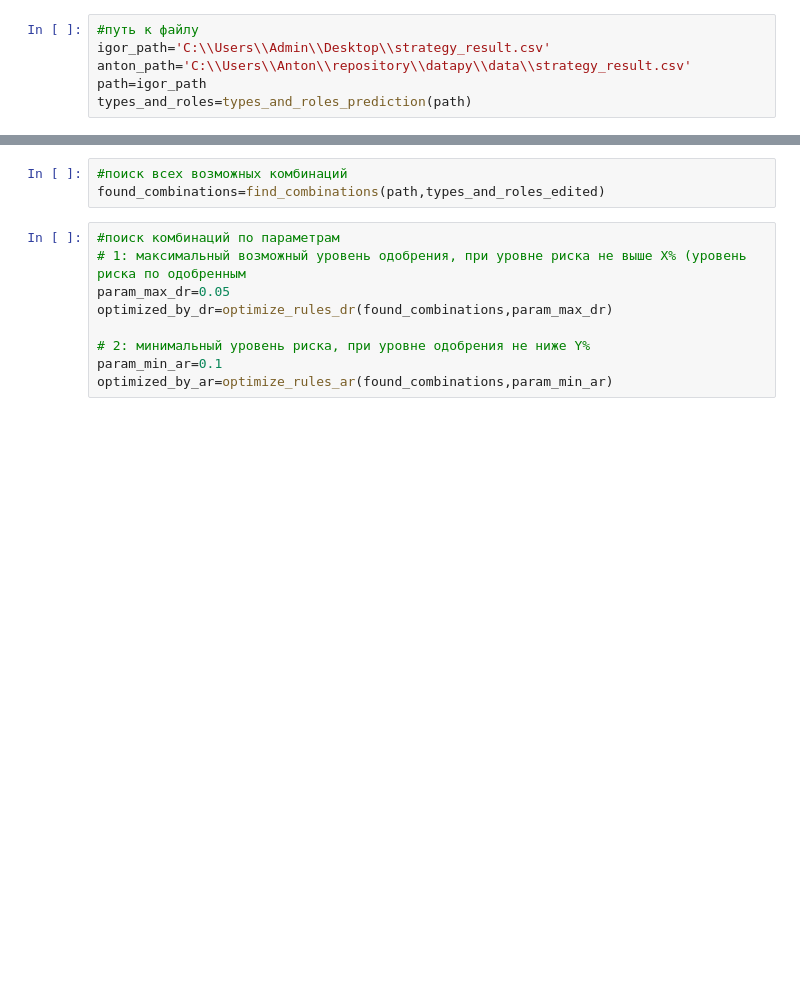
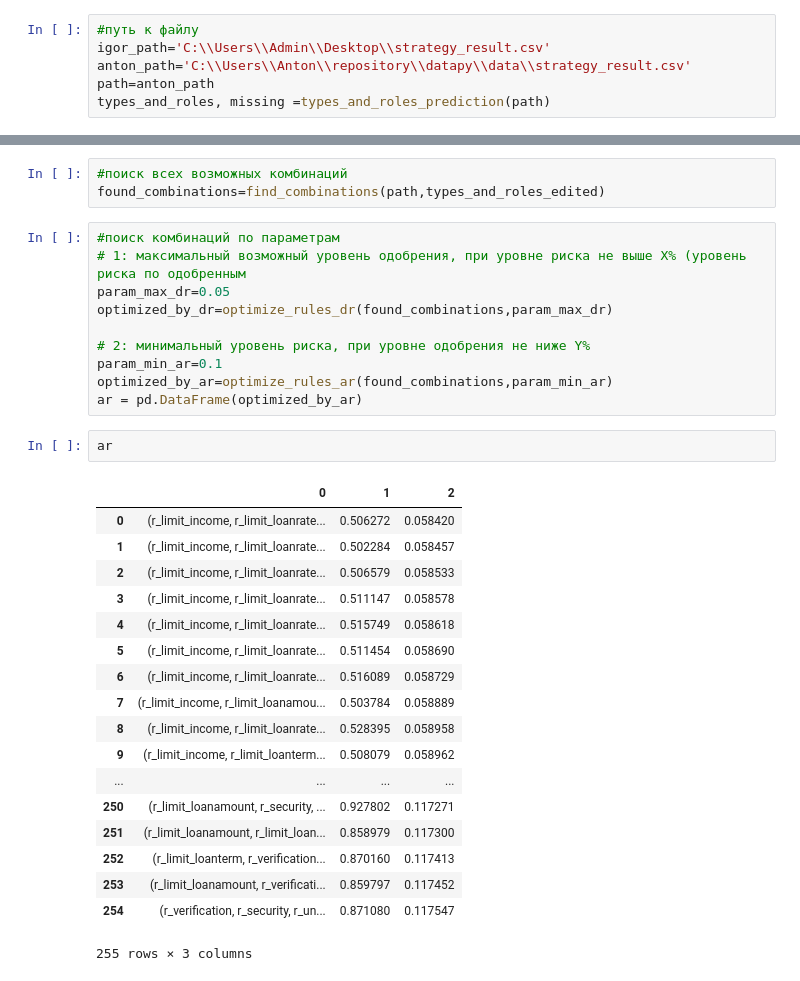
Before and after one commit to Sophia-team/datapy, a Jupyter notebook: Role and Type Selector.ipynb, the cells around one changed output, grey strips where cells are left out. Cells and saved outputs as stored; diff of their text form; blank space fills up the shorter version.

```diff
--- a/Role and Type Selector.ipynb
+++ b/Role and Type Selector.ipynb
@@ -8,5 +8,5 @@
 #путь к файлу
 igor_path='C:\\Users\\Admin\\Desktop\\strategy_result.csv'
 anton_path='C:\\Users\\Anton\\repository\\datapy\\data\\strategy_result.csv'
-path=igor_path
-types_and_roles=types_and_roles_prediction(path)
+path=anton_path
+types_and_roles, missing =types_and_roles_prediction(path)
@@ -59,3 +139,25 @@ optimized_by_dr=optimize_rules_dr(found_combinations,param_max_dr)
 # 2: минимальный уровень риска, при уровне одобрения не ниже Y%
 param_min_ar=0.1
 optimized_by_ar=optimize_rules_ar(found_combinations,param_min_ar)
+ar = pd.DataFrame(optimized_by_ar)
+# %%
+ar
+# %% [output]
+|  | 0 | 1 | 2 |
+| 0 | (r_limit_income, r_limit_loanrate... | 0.506272 | 0.058420 |
+| 1 | (r_limit_income, r_limit_loanrate... | 0.502284 | 0.058457 |
+| 2 | (r_limit_income, r_limit_loanrate... | 0.506579 | 0.058533 |
+| 3 | (r_limit_income, r_limit_loanrate... | 0.511147 | 0.058578 |
+| 4 | (r_limit_income, r_limit_loanrate... | 0.515749 | 0.058618 |
+| 5 | (r_limit_income, r_limit_loanrate... | 0.511454 | 0.058690 |
+| 6 | (r_limit_income, r_limit_loanrate... | 0.516089 | 0.058729 |
+| 7 | (r_limit_income, r_limit_loanamou... | 0.503784 | 0.058889 |
+| 8 | (r_limit_income, r_limit_loanrate... | 0.528395 | 0.058958 |
+| 9 | (r_limit_income, r_limit_loanterm... | 0.508079 | 0.058962 |
+| ... | ... | ... | ... |
+| 250 | (r_limit_loanamount, r_security, ... | 0.927802 | 0.117271 |
+| 251 | (r_limit_loanamount, r_limit_loan... | 0.858979 | 0.117300 |
+| 252 | (r_limit_loanterm, r_verification... | 0.870160 | 0.117413 |
+| 253 | (r_limit_loanamount, r_verificati... | 0.859797 | 0.117452 |
+| 254 | (r_verification, r_security, r_un... | 0.871080 | 0.117547 |
+255 rows × 3 columns
```
Also changed, not shown: parts of 8 cells of this notebook, 1 other file.
